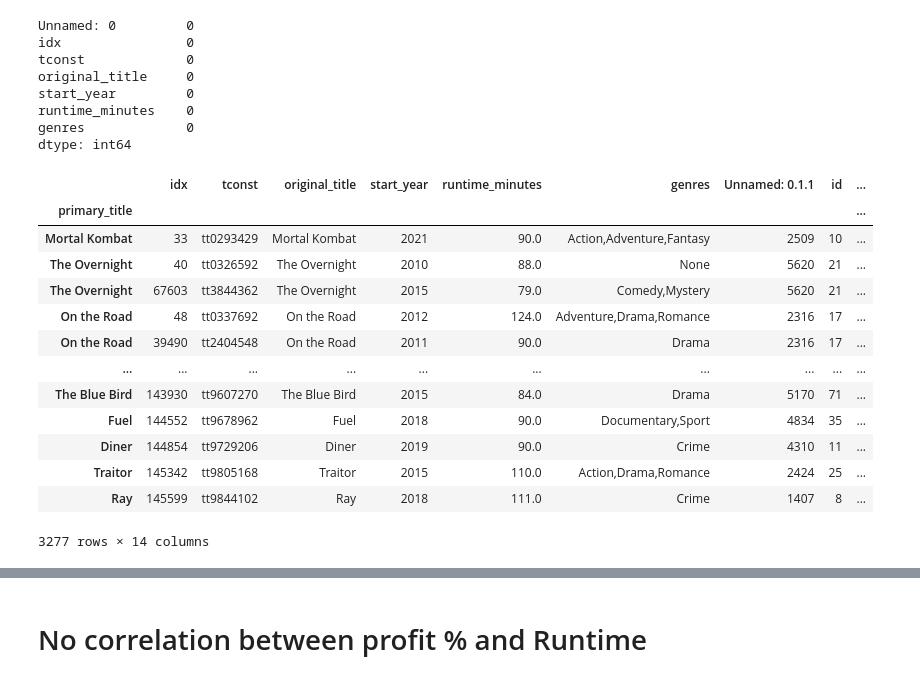
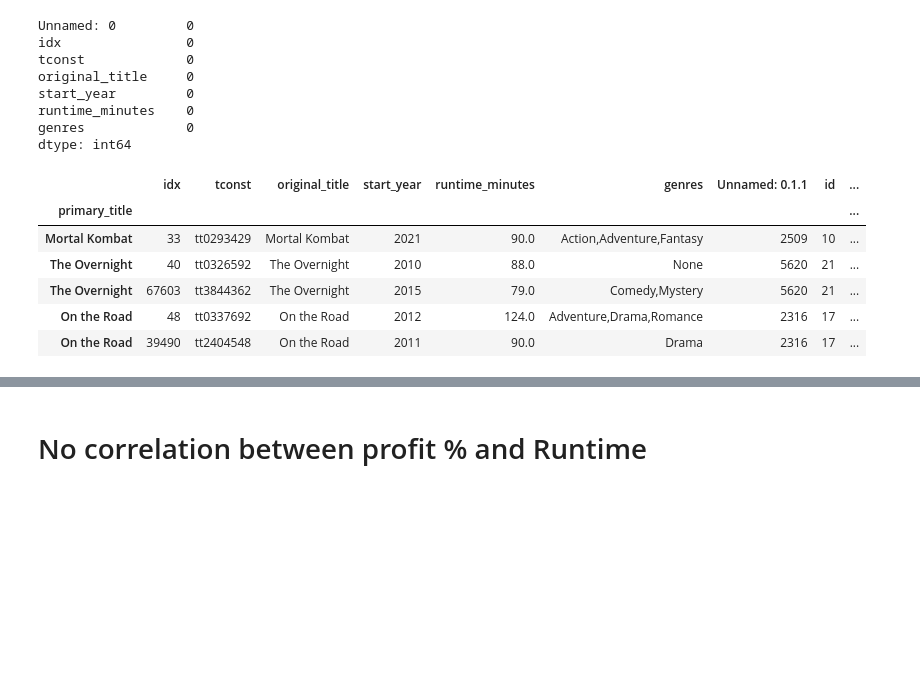
Before and after one commit to andre3000y/Movie_box_office_analysis, a Jupyter notebook: Movie Budget and Title Basics merged.ipynb, the cells around one changed output, grey strips where cells are left out. Saved outputs shown, nothing was run; the diff lists cells and outputs as text; code cells hidden in the pictures; blank space fills up the shorter version.

```diff
--- a/Movie Budget and Title Basics merged.ipynb
+++ b/Movie Budget and Title Basics merged.ipynb
@@ -49,19 +52,12 @@ df2.drop('Unnamed: 0', axis = 1, inplace = True)
 df1.drop(['Unnamed: 0','Unnamed: 0.1'], axis = 1, inplace = True)
 # %%
 df3=df2.join(df1,on = "primary_title", how= "inner")
-df3
+df3.head()
 # %% [output]
 |  | idx | tconst | original_title | start_year | runtime_minutes | genres | Unnamed: 0.1.1 | id | ... |
 | primary_title |  |  |  |  |  |  |  |  | ... |
 | Mortal Kombat | 33 | tt0293429 | Mortal Kombat | 2021 | 90.0 | Action,Adventure,Fantasy | 2509 | 10 | ... |
 | The Overnight | 40 | tt0326592 | The Overnight | 2010 | 88.0 | None | 5620 | 21 | ... |
 | The Overnight | 67603 | tt3844362 | The Overnight | 2015 | 79.0 | Comedy,Mystery | 5620 | 21 | ... |
 | On the Road | 48 | tt0337692 | On the Road | 2012 | 124.0 | Adventure,Drama,Romance | 2316 | 17 | ... |
 | On the Road | 39490 | tt2404548 | On the Road | 2011 | 90.0 | Drama | 2316 | 17 | ... |
-| ... | ... | ... | ... | ... | ... | ... | ... | ... | ... |
-| The Blue Bird | 143930 | tt9607270 | The Blue Bird | 2015 | 84.0 | Drama | 5170 | 71 | ... |
-| Fuel | 144552 | tt9678962 | Fuel | 2018 | 90.0 | Documentary,Sport | 4834 | 35 | ... |
-| Diner | 144854 | tt9729206 | Diner | 2019 | 90.0 | Crime | 4310 | 11 | ... |
-| Traitor | 145342 | tt9805168 | Traitor | 2015 | 110.0 | Action,Drama,Romance | 2424 | 25 | ... |
-| Ray | 145599 | tt9844102 | Ray | 2018 | 111.0 | Crime | 1407 | 8 | ... |
-3277 rows × 14 columns
```
Also changed, not shown: parts of 19 cells of this notebook, 15 other files.
